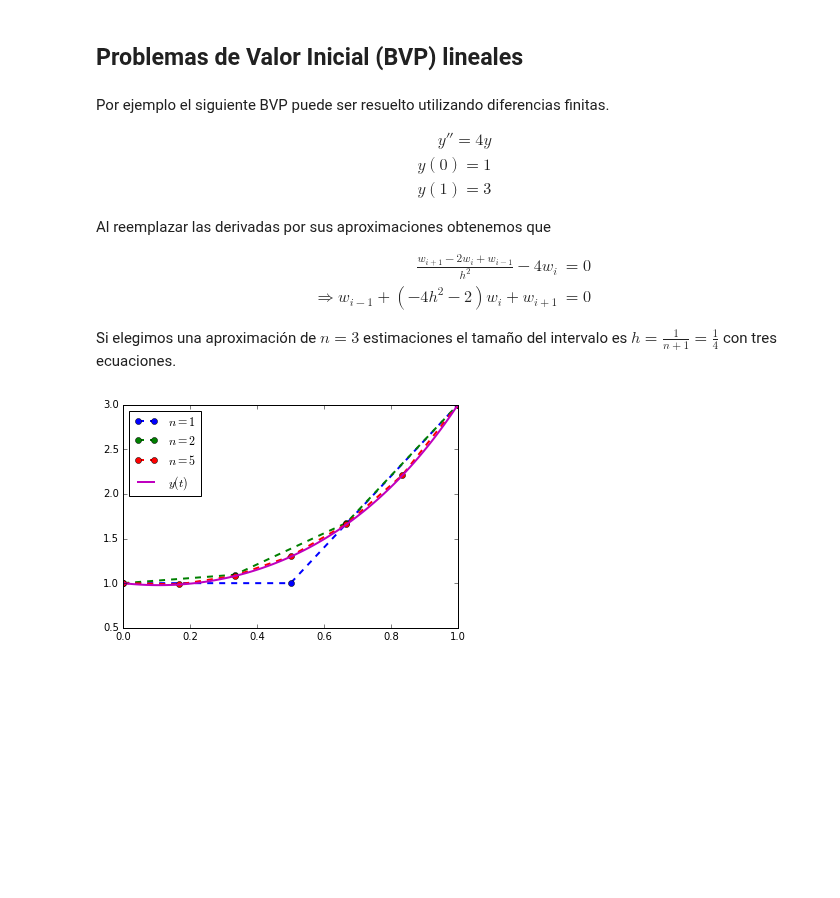
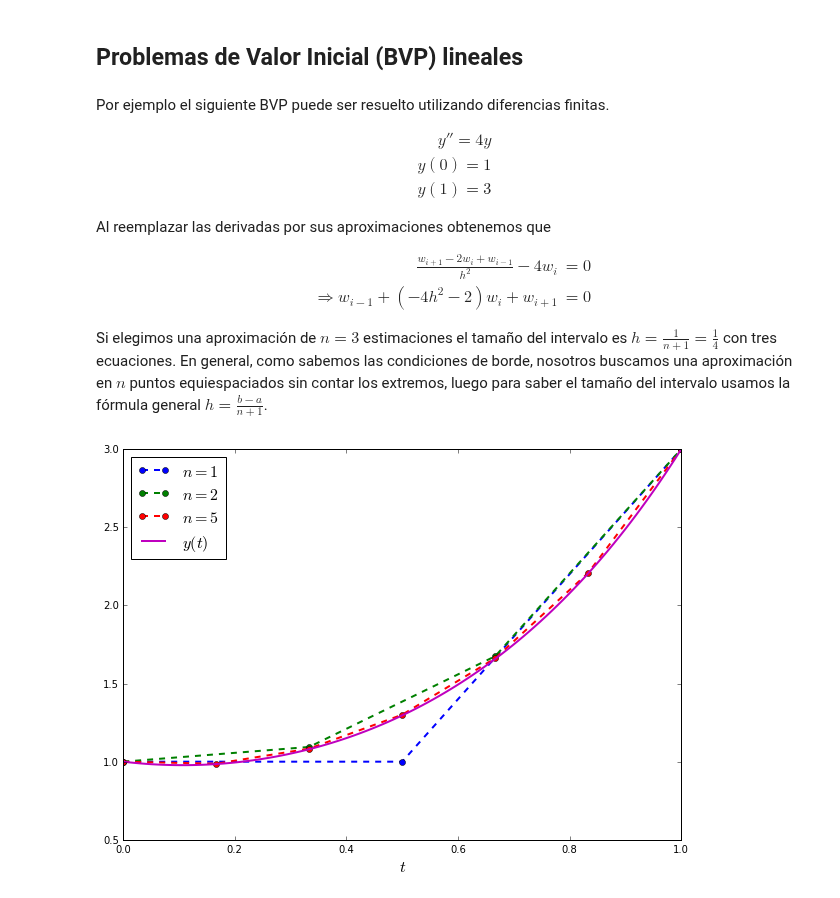
Before and after one commit to asazo/CC2, a Jupyter notebook: finitediff.ipynb, the cells around one changed output. Saved outputs shown, nothing was run; the diff lists cells and outputs as text; code cells hidden in the pictures; blank space fills up the shorter version.

```diff
--- a/finitediff.ipynb
+++ b/finitediff.ipynb
@@ -28,7 +28,7 @@ Al reemplazar las derivadas por sus aproximaciones obtenemos que
 \Rightarrow w_{i-1} + (-4h^2-2)w_i + w_{i+1} &= 0
 \end{align*}
 
-Si elegimos una aproximación de $n=3$ estimaciones el tamaño del intervalo es $h = \frac{1}{n+1} = \frac{1}{4}$ con tres ecuaciones.
+Si elegimos una aproximación de $n=3$ estimaciones el tamaño del intervalo es $h = \frac{1}{n+1} = \frac{1}{4}$ con tres ecuaciones. En general, como sabemos las condiciones de borde, nosotros buscamos una aproximación en $n$ puntos equiespaciados sin contar los extremos, luego para saber el tamaño del intervalo usamos la fórmula general $h = \frac{b-a}{n+1}$.
 # %%
 %matplotlib inline
 
@@ -36,38 +36,50 @@ import numpy as np
 import matplotlib.pyplot as plt
 
 # Rango de tiempo
-t = np.linspace(0, 1, 100)
+tt = np.linspace(0, 1, 100)
 
 # Solución Analítica
-y = (np.exp(-2*t)*(-3*np.exp(2)+np.exp(4)-np.exp(4*t)+ 3*np.exp(2+4*t)))/(-1+np.exp(4))
+def y(t):
+    return (np.exp(-2*t)*(-3*np.exp(2)+np.exp(4)-np.exp(4*t)+ 3*np.exp(2+4*t)))/(-1+np.exp(4))
+
+yy = y(tt)
 
 
 # Matriz de diferencias finitas que depende de n
 def DiffMatrix(n, h):
-    m = np.zeros((n,n))
+    m = np.zeros((n,n), dtype=float)
     np.fill_diagonal(m, -4.0*h**2.0-2)
     dix, diy = np.diag_indices(n)
     dix = dix[:-1]
     diy = diy[:-1] + 1
     m[(dix, diy)] = 1
     dix = dix + 1
     diy = diy - 1
     m[(dix, diy)] = 1
     return m
 
+plt.figure(figsize=(10,7))
+# Para distintas precisiones
 for n in [1, 2, 5]:
+    # Calcular tamaño del intervalo
     h = 1.0/(n + 1.0)
+    # Armar vector de coeficientes
     b = np.zeros((n))
     b[0] = -1
     b[-1] = -3
+    # Resolver el sistema A*w = b
+    # A es la matriz de diferencias finitas
+    # w el vector de aproximaciones finitas
     A = DiffMatrix(n, h)
     w = np.concatenate(([1], np.linalg.solve(A, b), [3]))
-    tt = np.linspace(0, 1, n+2)
-    plt.plot(tt, w, 'o--',lw=2, label="$n ="+str(n)+"$")
+    _t = np.linspace(0, 1, n+2)
+    # Plot aproximación
+    plt.plot(_t, w, 'o--',lw=2, label="$n ="+str(n)+"$")
 
 # Plots
-plt.plot(t, y, 'm', lw=2, label="$y(t)$")
-plt.legend(loc='best')
+plt.plot(t, yy, 'm', lw=2, label="$y(t)$")
+plt.legend(loc='best', fontsize=16)
+plt.xlabel("$t$", fontsize=16)
 plt.show()
 # %% [output]
-[figure, old version]
+[figure, new version]
```
Also changed, not shown: parts of 2 cells of this notebook.
